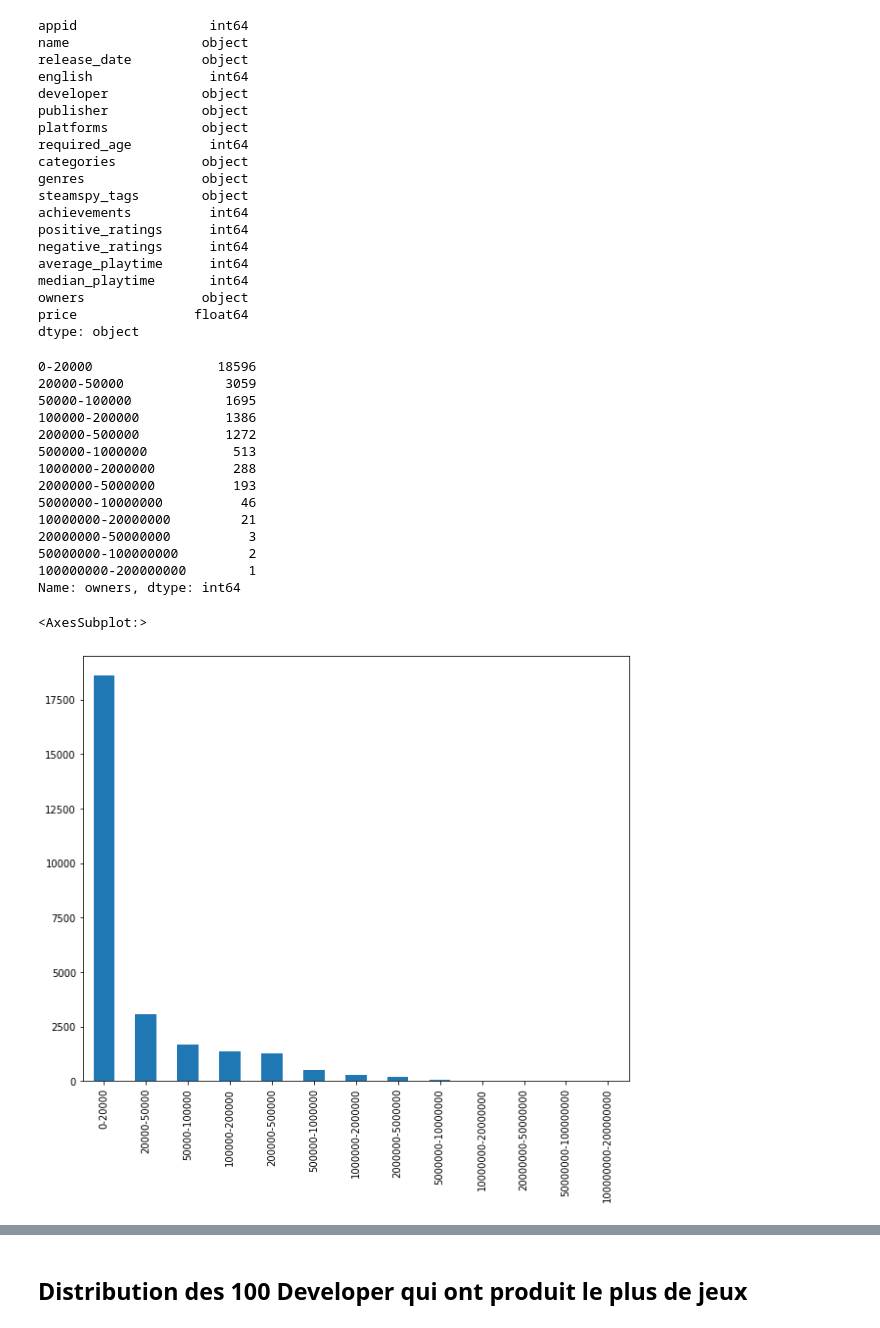
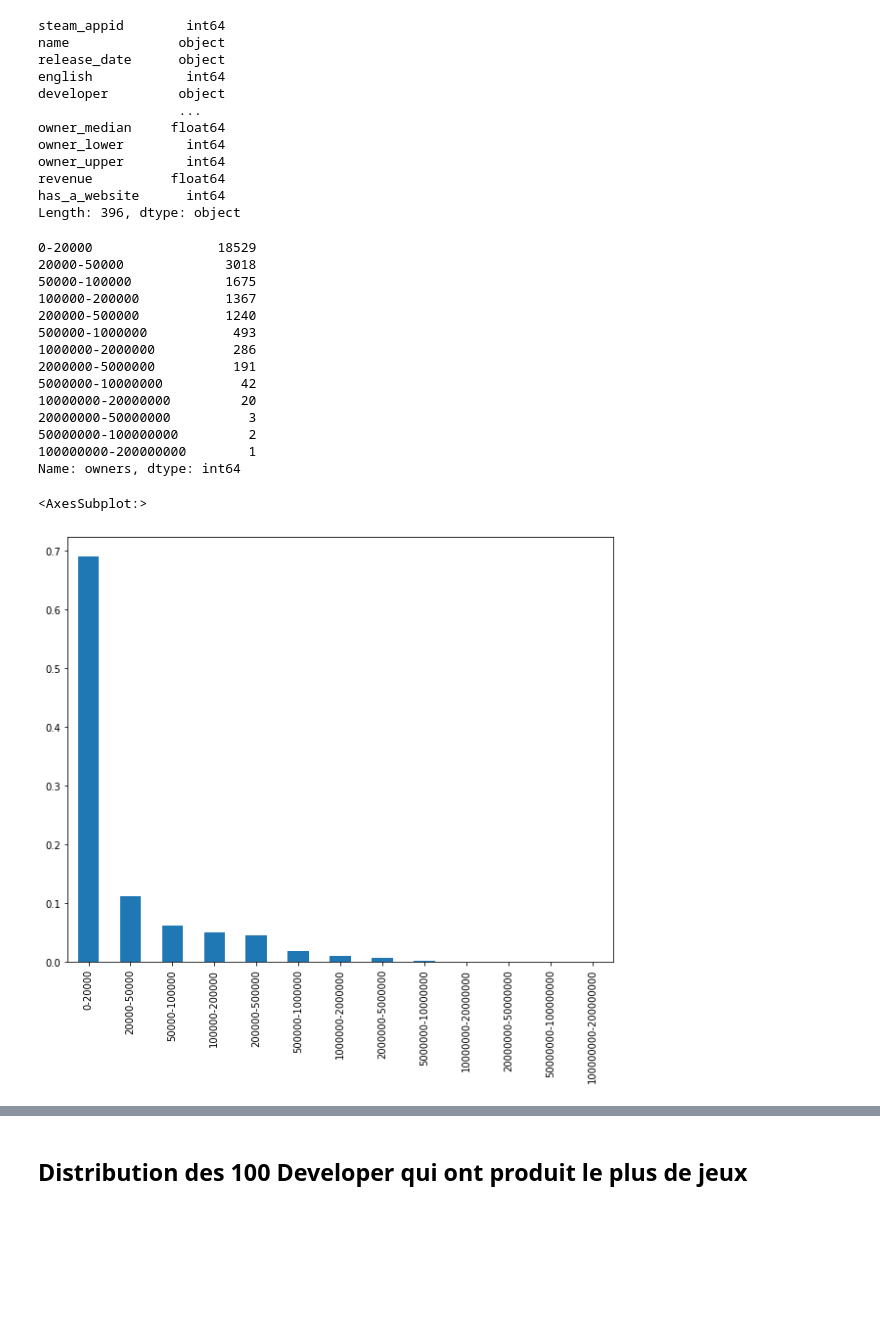
Before and after one commit to Rvanelven/steamator, a Jupyter notebook: notebooks/Mathieu_#2_Dataviz.ipynb, the cells around one changed output, grey strips where cells are left out. Drawn from its saved outputs; the diff is of its cells as text; code cells hidden in the pictures; blank space fills up the shorter version.

Commit message:
Analyse des big owners et modification du dataset du #2 jupyter

```diff
--- a/notebooks/Mathieu_#2_Dataviz.ipynb
+++ b/notebooks/Mathieu_#2_Dataviz.ipynb
@@ -5,4 +5,4 @@ import matplotlib.pyplot as plt
 import warnings
 warnings.filterwarnings('ignore')
 # %%
-df = pd.read_csv('DATASET/steam.csv')
+df = pd.read_csv('../raw_data/data_clean.csv')
@@ -25,40 +24,33 @@ df.head(10)
 # %%
 df.dtypes
 # %% [output]
-appid                 int64
-name                 object
-release_date         object
-english               int64
-developer            object
-publisher            object
-platforms            object
-required_age          int64
-categories           object
-genres               object
-steamspy_tags        object
-achievements          int64
-positive_ratings      int64
-negative_ratings      int64
-average_playtime      int64
-median_playtime       int64
-owners               object
-price               float64
-dtype: object
+steam_appid        int64
+name              object
+release_date      object
+english            int64
+developer         object
+                  ...
+owner_median     float64
+owner_lower        int64
+owner_upper        int64
+revenue          float64
+has_a_website      int64
+Length: 396, dtype: object
 # %%
 # Intervalles du nombre de téléchargement par jeu
 
 df['owners'].value_counts()
 # %% [output]
-0-20000                18596
-20000-50000             3059
-50000-100000            1695
-100000-200000           1386
-200000-500000           1272
-500000-1000000           513
-1000000-2000000          288
-2000000-5000000          193
-5000000-10000000          46
-10000000-20000000         21
+0-20000                18529
+20000-50000             3018
+50000-100000            1675
+100000-200000           1367
+200000-500000           1240
+500000-1000000           493
+1000000-2000000          286
+2000000-5000000          191
+5000000-10000000          42
+10000000-20000000         20
 20000000-50000000          3
 50000000-100000000         2
 100000000-200000000        1
@@ -66,10 +58,10 @@ Name: owners, dtype: int64
 # %%
 # Répartitions du nombre de téléchargements des jeux
 
-df['owners'].value_counts().plot(kind='bar', figsize=(10,8))
+df['owners'].value_counts(normalize=True).plot(kind='bar', figsize=(10,8))
 # %% [output]
 <AxesSubplot:>
-[figure, old version]
+[figure, new version]
 # %%
 # Convert date to datetime format
 
```
Also changed, not shown: parts of 10 cells of this notebook.
